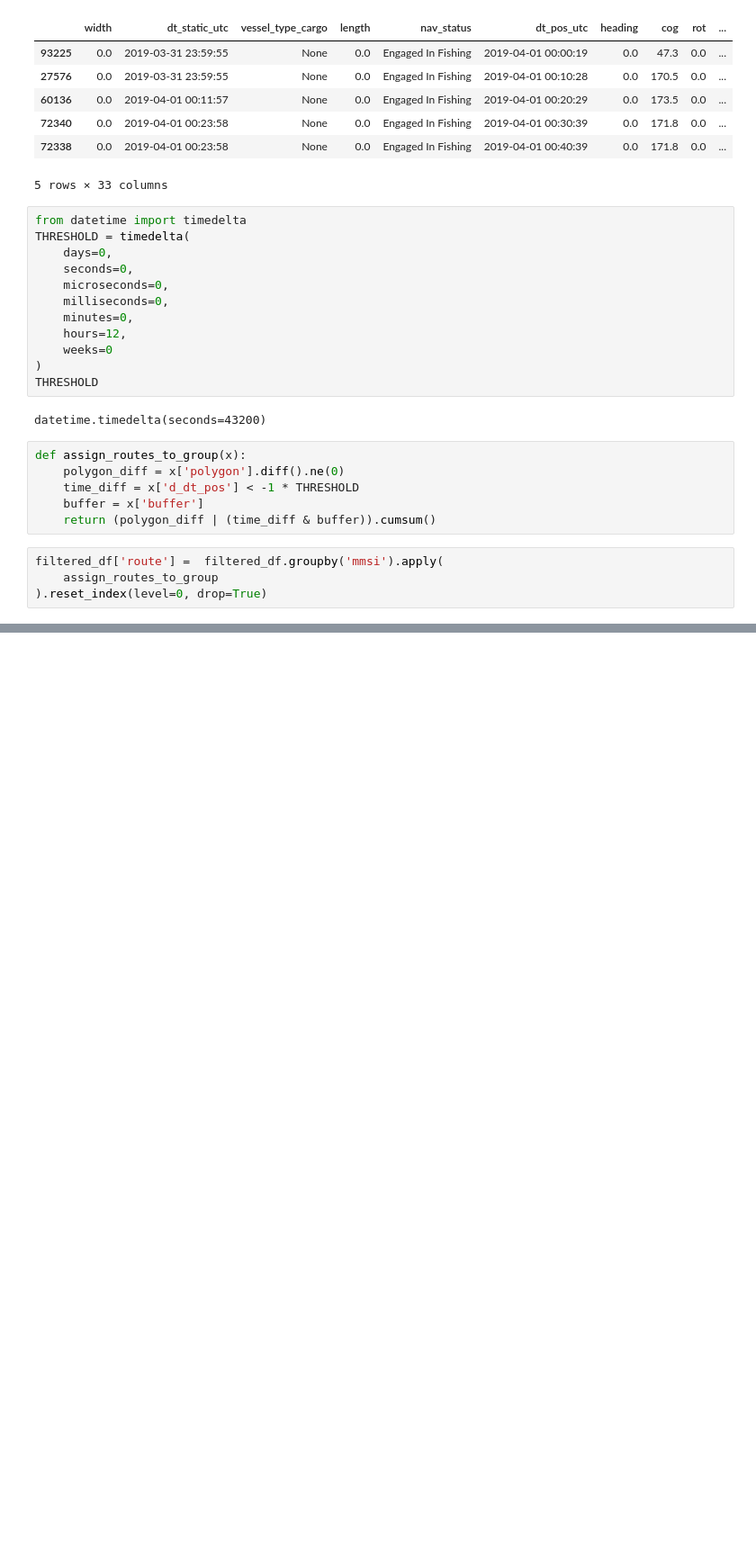
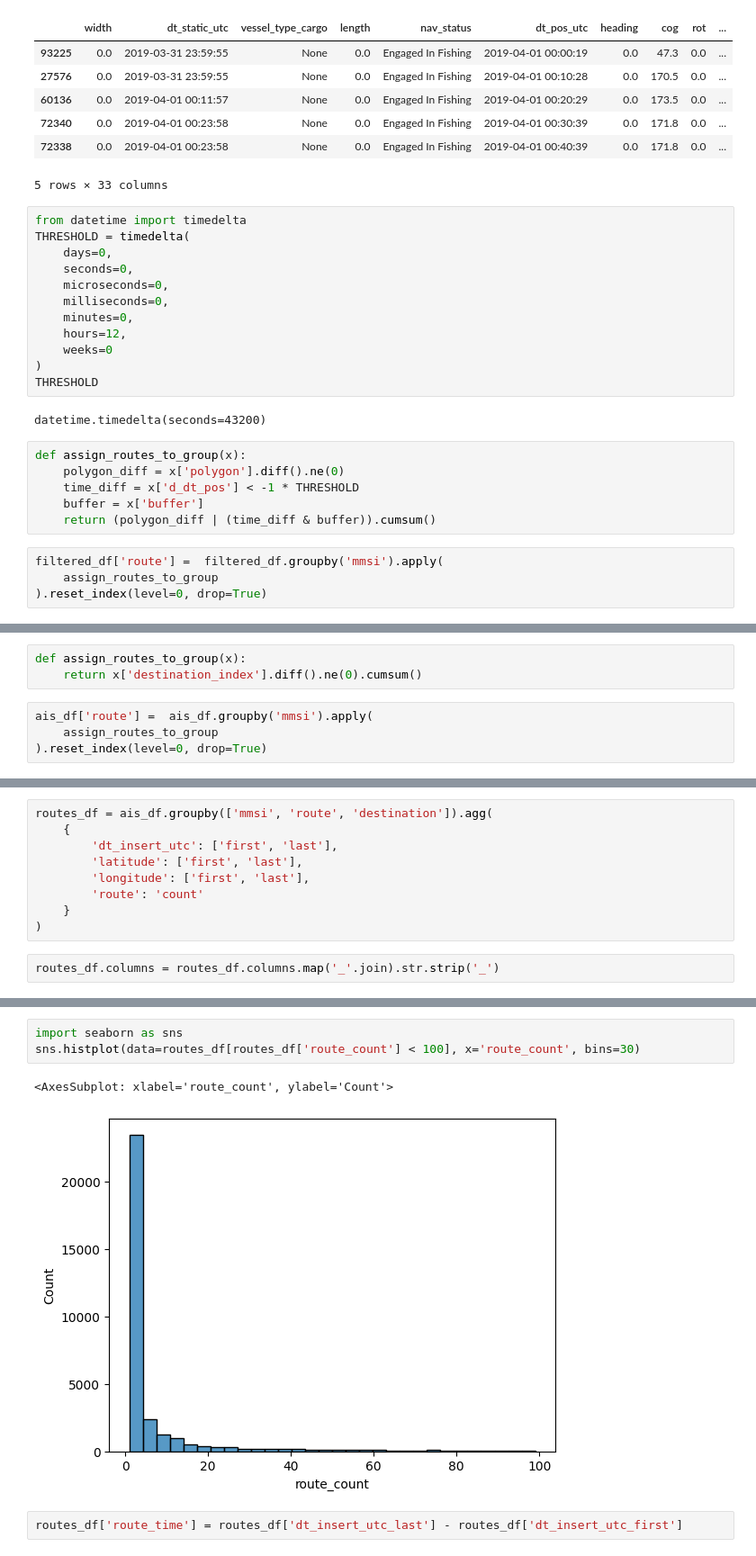
Before and after one commit to InseeFrLab/hackathon-un-2022, a Jupyter notebook: notebooks/ports_sspcloud.ipynb, the cells around one changed output, grey strips where cells are left out. Shown at 90% size. Cells and saved outputs as stored; diff of their text form; blank space fills up the shorter version.

```diff
--- a/notebooks/ports_sspcloud.ipynb
+++ b/notebooks/ports_sspcloud.ipynb
@@ -319,0 +356,7 @@ def assign_route(df):
+# %%
+def assign_routes_to_group(x):
+    return x['destination_index'].diff().ne(0).cumsum()
+# %%
+ais_df['route'] =  ais_df.groupby('mmsi').apply(
+    assign_routes_to_group
+).reset_index(level=0, drop=True)
@@ -319,0 +372,11 @@ def assign_route(df):
+# %%
+routes_df = ais_df.groupby(['mmsi', 'route', 'destination']).agg(
+    {
+        'dt_insert_utc': ['first', 'last'],
+        'latitude': ['first', 'last'],
+        'longitude': ['first', 'last'],
+        'route': 'count'
+    }
+)
+# %%
+routes_df.columns = routes_df.columns.map('_'.join).str.strip('_')
@@ -319,0 +461,8 @@ def assign_route(df):
+# %%
+import seaborn as sns
+sns.histplot(data=routes_df[routes_df['route_count'] < 100], x='route_count', bins=30)
+# %% [output]
+<AxesSubplot: xlabel='route_count', ylabel='Count'>
+[figure, added]
+# %%
+routes_df['route_time'] = routes_df['dt_insert_utc_last'] - routes_df['dt_insert_utc_first']
```
Also changed, not shown: parts of 52 cells of this notebook.
